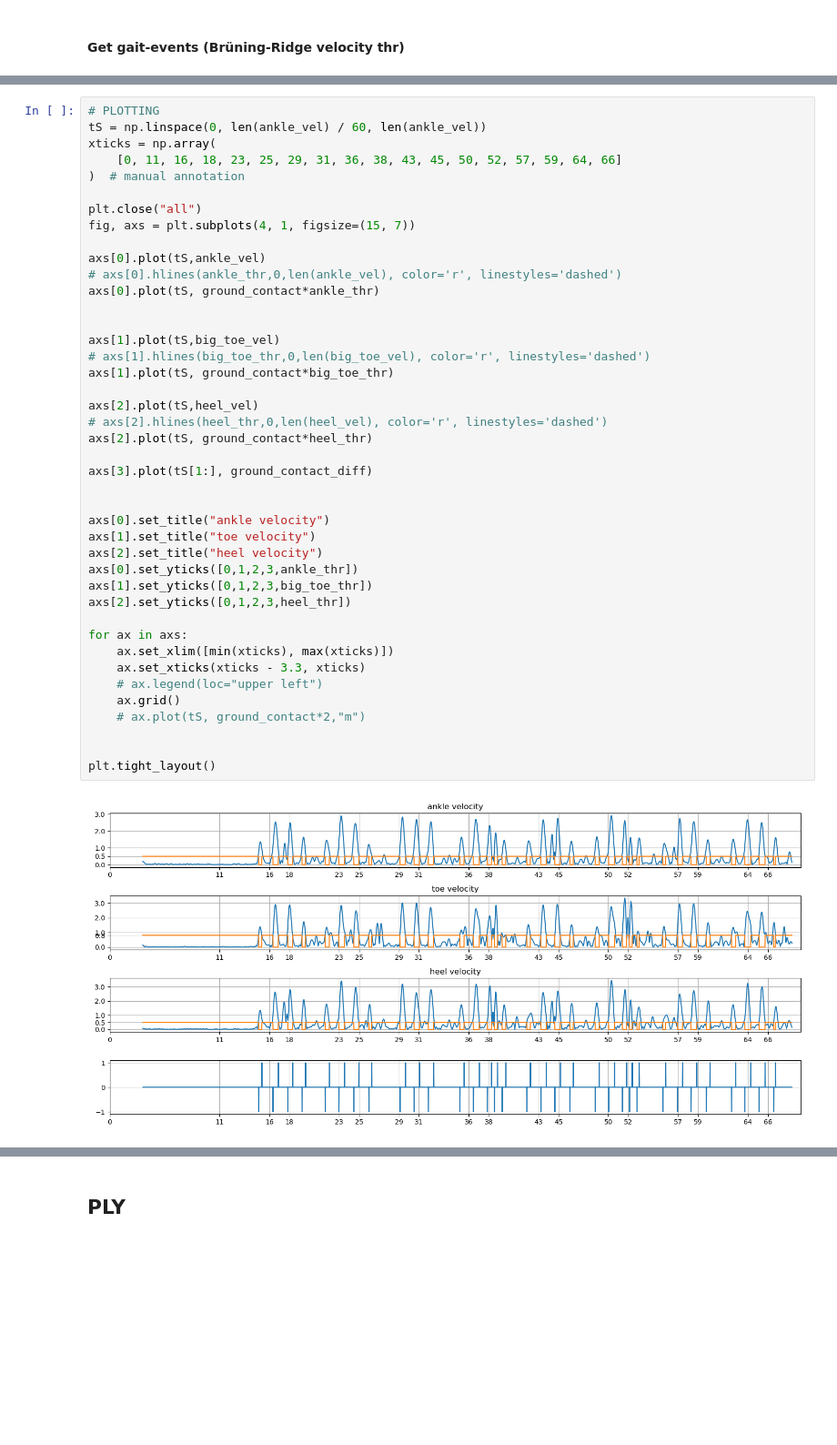
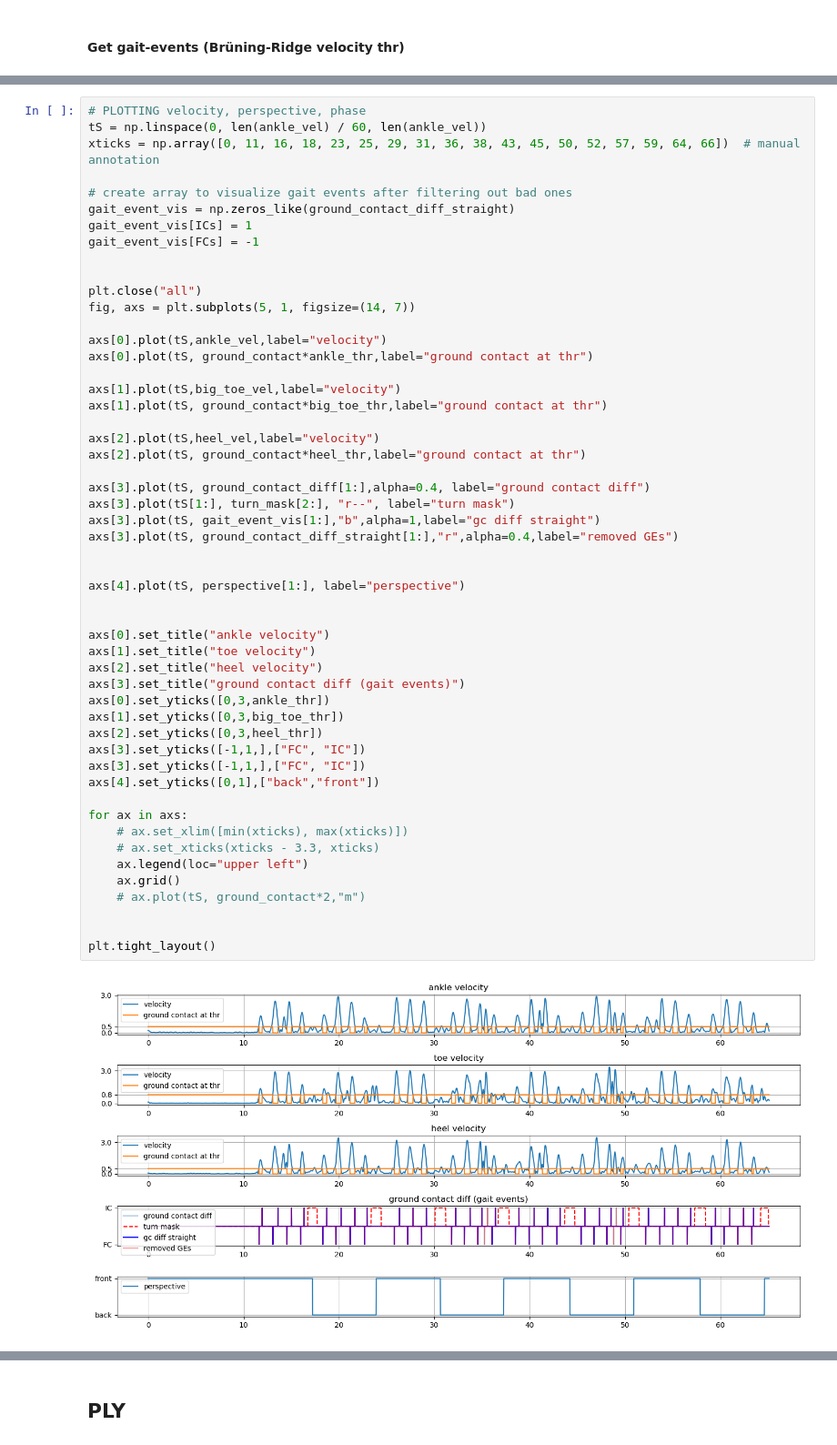
Before and after one commit to MateUnger/StereoVision, a Jupyter notebook: pipeline.ipynb, the cells around one changed output, grey strips where cells are left out. Shown at 91% size. Saved outputs shown, nothing was run; the diff lists cells and outputs as text; blank space fills up the shorter version.

```diff
--- a/pipeline.ipynb
+++ b/pipeline.ipynb
@@ -954,44 +940,54 @@ for ankle_dur, ankle_len, heel_dur, heel_len in zip(stride_durations, stride_len
 # %%
-# PLOTTING
+# PLOTTING velocity, perspective, phase
 tS = np.linspace(0, len(ankle_vel) / 60, len(ankle_vel))
-xticks = np.array(
-    [0, 11, 16, 18, 23, 25, 29, 31, 36, 38, 43, 45, 50, 52, 57, 59, 64, 66]
-)  # manual annotation
+xticks = np.array([0, 11, 16, 18, 23, 25, 29, 31, 36, 38, 43, 45, 50, 52, 57, 59, 64, 66])  # manual annotation
+
+# create array to visualize gait events after filtering out bad ones
+gait_event_vis = np.zeros_like(ground_contact_diff_straight)
+gait_event_vis[ICs] = 1
+gait_event_vis[FCs] = -1
+
 
 plt.close("all")
-fig, axs = plt.subplots(4, 1, figsize=(15, 7))
+fig, axs = plt.subplots(5, 1, figsize=(14, 7))
 
-axs[0].plot(tS,ankle_vel)
-# axs[0].hlines(ankle_thr,0,len(ankle_vel), color='r', linestyles='dashed')
-axs[0].plot(tS, ground_contact*ankle_thr)
+axs[0].plot(tS,ankle_vel,label="velocity")
+axs[0].plot(tS, ground_contact*ankle_thr,label="ground contact at thr")
+
+axs[1].plot(tS,big_toe_vel,label="velocity")
+axs[1].plot(tS, ground_contact*big_toe_thr,label="ground contact at thr")
+
+axs[2].plot(tS,heel_vel,label="velocity")
+axs[2].plot(tS, ground_contact*heel_thr,label="ground contact at thr")
+
+axs[3].plot(tS, ground_contact_diff[1:],alpha=0.4, label="ground contact diff")
+axs[3].plot(tS[1:], turn_mask[2:], "r--", label="turn mask")
+axs[3].plot(tS, gait_event_vis[1:],"b",alpha=1,label="gc diff straight")
+axs[3].plot(tS, ground_contact_diff_straight[1:],"r",alpha=0.4,label="removed GEs")
 
 
-axs[1].plot(tS,big_toe_vel)
-# axs[1].hlines(big_toe_thr,0,len(big_toe_vel), color='r', linestyles='dashed')
-axs[1].plot(tS, ground_contact*big_toe_thr)
-
-axs[2].plot(tS,heel_vel)
-# axs[2].hlines(heel_thr,0,len(heel_vel), color='r', linestyles='dashed')
-axs[2].plot(tS, ground_contact*heel_thr)
-
-axs[3].plot(tS[1:], ground_contact_diff)
+axs[4].plot(tS, perspective[1:], label="perspective")
 
 
 axs[0].set_title("ankle velocity")
 axs[1].set_title("toe velocity")
 axs[2].set_title("heel velocity")
-axs[0].set_yticks([0,1,2,3,ankle_thr])
-axs[1].set_yticks([0,1,2,3,big_toe_thr])
-axs[2].set_yticks([0,1,2,3,heel_thr])
+axs[3].set_title("ground contact diff (gait events)")
+axs[0].set_yticks([0,3,ankle_thr])
+axs[1].set_yticks([0,3,big_toe_thr])
+axs[2].set_yticks([0,3,heel_thr])
+axs[3].set_yticks([-1,1,],["FC", "IC"])
+axs[3].set_yticks([-1,1,],["FC", "IC"])
+axs[4].set_yticks([0,1],["back","front"])
 
 for ax in axs:
-    ax.set_xlim([min(xticks), max(xticks)])
-    ax.set_xticks(xticks - 3.3, xticks)
-    # ax.legend(loc="upper left")
+    # ax.set_xlim([min(xticks), max(xticks)])
+    # ax.set_xticks(xticks - 3.3, xticks)
+    ax.legend(loc="upper left")
     ax.grid()
     # ax.plot(tS, ground_contact*2,"m")
 
 
 plt.tight_layout()
 # %% [output]
-[figure, old version]
+[figure, new version]
```
Also changed, not shown: parts of 16 cells of this notebook, 2 other files.
